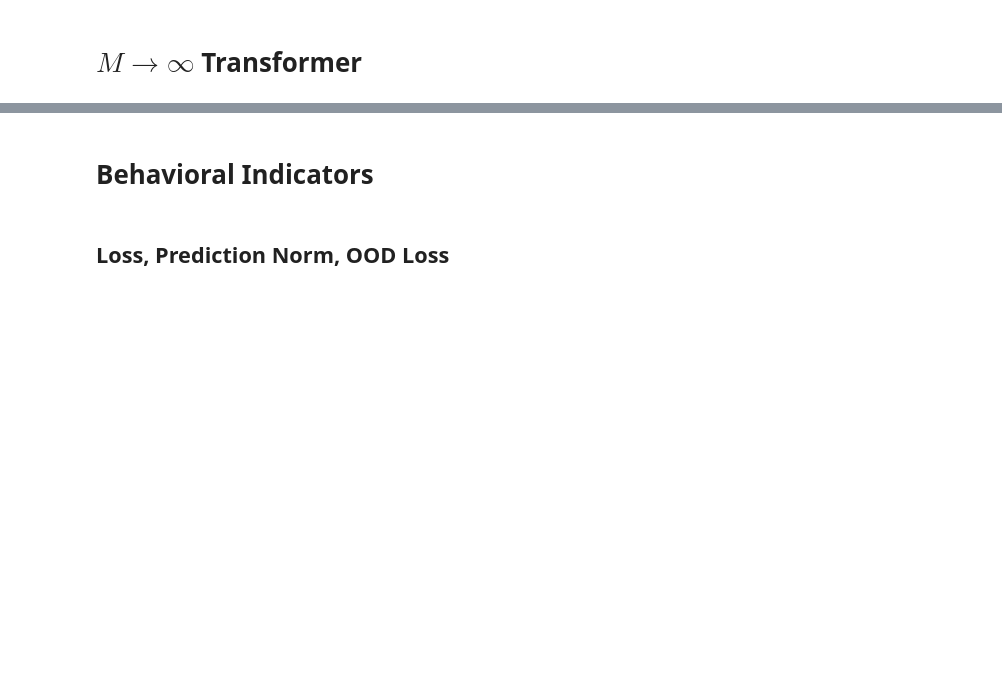
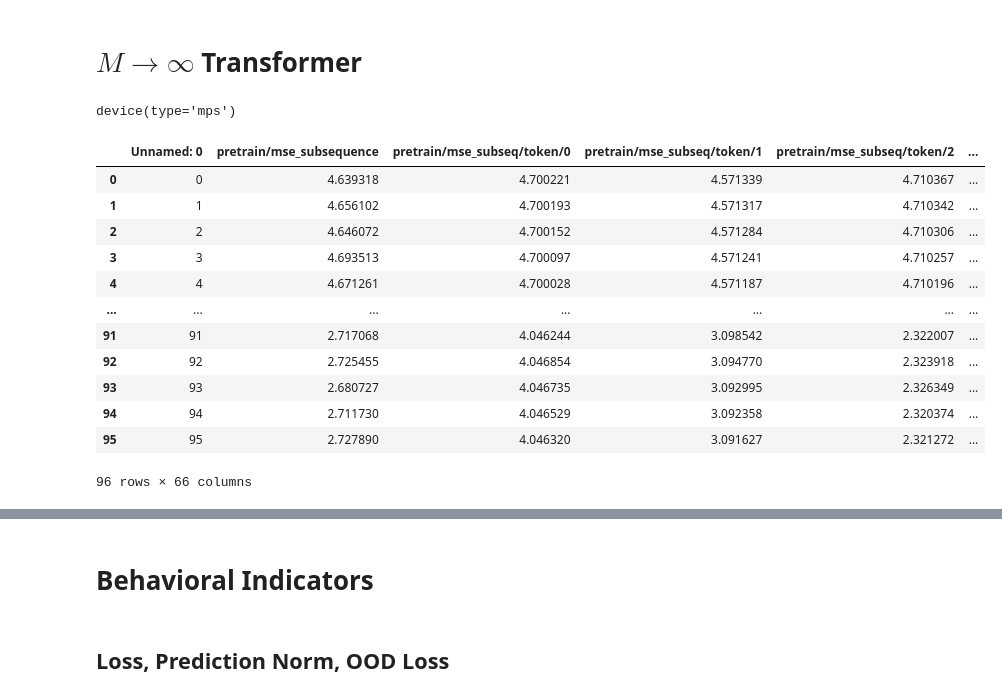
Before and after one commit to timaeus-research/icl, a Jupyter notebook: notebooks/m=inf.ipynb, the cells around one changed output, grey strips where cells are left out. Cells and saved outputs as stored; diff of their text form; code cells hidden in the pictures; blank space fills up the shorter version.

```diff
--- a/notebooks/m=inf.ipynb
+++ b/notebooks/m=inf.ipynb
@@ -37,11 +37,13 @@ from icl.figures.notation import str_d_dlogt, str_d_dt, str_dlog_dlogt
 from icl.figures.colors import plot_transitions, gen_transition_colors, get_transition_type, PRIMARY, SECONDARY, TERTIARY, BRED, BBLUE, BRED, BGREEN
 from icl.constants import DEVICE
 
-MODEL_ID = "L2H4Minf"
+MODEL_ID = "scjd41e9"
 LLC_RUN_ID = "zk7pqalk"  # TODO: Placeholder from m=20
 
 sns.set_style('white')
 DEVICE
+# %% [output]
+device(type='mps')
 # %%
 NUM_TASKS = 2 ** 20  # TODO: Placeholder
 NUM_LAYERS = 2
@@ -116,24 +118,38 @@ d_weight_norm_dlogt = d_dlogt(run.checkpointer.file_ids, weight_norms)
 # %%
 from icl.analysis.evals import ICLEvaluator
 
 FORCE_REEVAL = False
 
 evaluator = ICLEvaluator(
     pretrain_dist=run.pretrain_dist,
     true_dist=run.true_dist,
     max_examples=run.config.task_config.max_examples,
     eval_batch_size=BATCH_SIZE,
     seed=run.config.task_config.true_seed,
 )
 
 if os.path.exists(ANALYSIS / f"{MODEL_ID}_evals_over_time.csv") and not FORCE_REEVAL:
     evals_over_time_df = pd.read_csv(ANALYSIS / f"{MODEL_ID}_evals_over_time.csv")
     evals_over_time = evals_over_time_df.to_dict("records")
 else:
-    evals_over_time = [evaluator(model) for model in models]
+    evals_over_time = [evaluator(model) for model in tqdm.tqdm(models)]
     evals_over_time_df = pd.DataFrame(evals_over_time)
     evals_over_time_df.to_csv(ANALYSIS / f"{MODEL_ID}_evals_over_time.csv")
 
 evals_over_time_df
+# %% [output]
+|  | Unnamed: 0 | pretrain/mse_subsequence | pretrain/mse_subseq/token/0 | pretrain/mse_subseq/token/1 | pretrain/mse_subseq/token/2 | ... |
+| 0 | 0 | 4.639318 | 4.700221 | 4.571339 | 4.710367 | ... |
+| 1 | 1 | 4.656102 | 4.700193 | 4.571317 | 4.710342 | ... |
+| 2 | 2 | 4.646072 | 4.700152 | 4.571284 | 4.710306 | ... |
+| 3 | 3 | 4.693513 | 4.700097 | 4.571241 | 4.710257 | ... |
+| 4 | 4 | 4.671261 | 4.700028 | 4.571187 | 4.710196 | ... |
+| ... | ... | ... | ... | ... | ... | ... |
+| 91 | 91 | 2.717068 | 4.046244 | 3.098542 | 2.322007 | ... |
+| 92 | 92 | 2.725455 | 4.046854 | 3.094770 | 2.323918 | ... |
+| 93 | 93 | 2.680727 | 4.046735 | 3.092995 | 2.326349 | ... |
+| 94 | 94 | 2.711730 | 4.046529 | 3.092358 | 2.320374 | ... |
+| 95 | 95 | 2.727890 | 4.046320 | 3.091627 | 2.321272 | ... |
+96 rows × 66 columns
 # %%
 evals_over_time_df.columns
```
Also changed, not shown: parts of 10 cells of this notebook, 7 other files.
